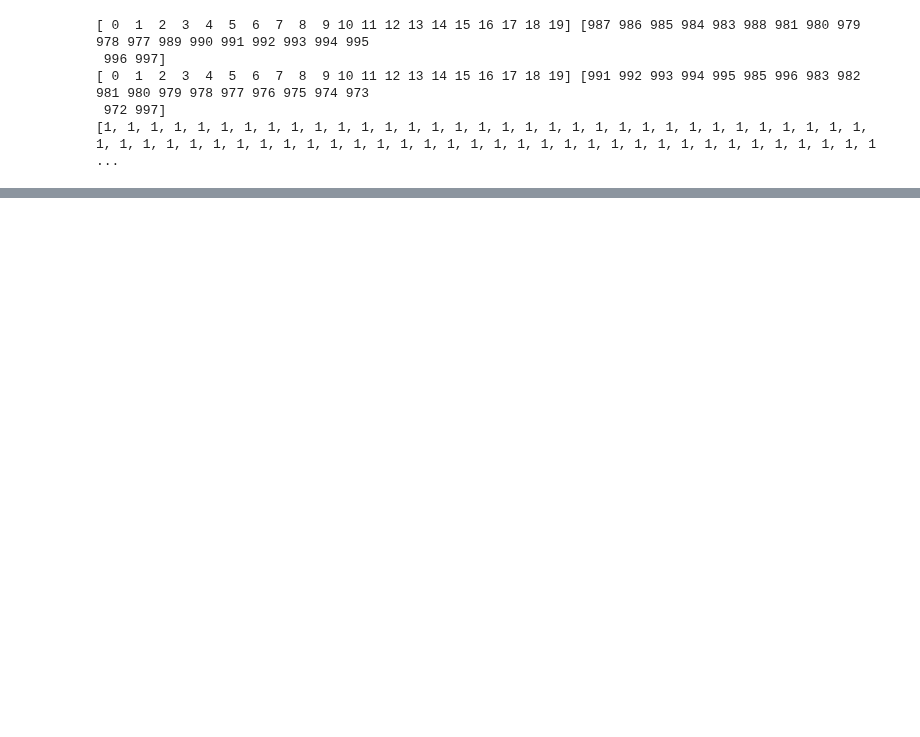
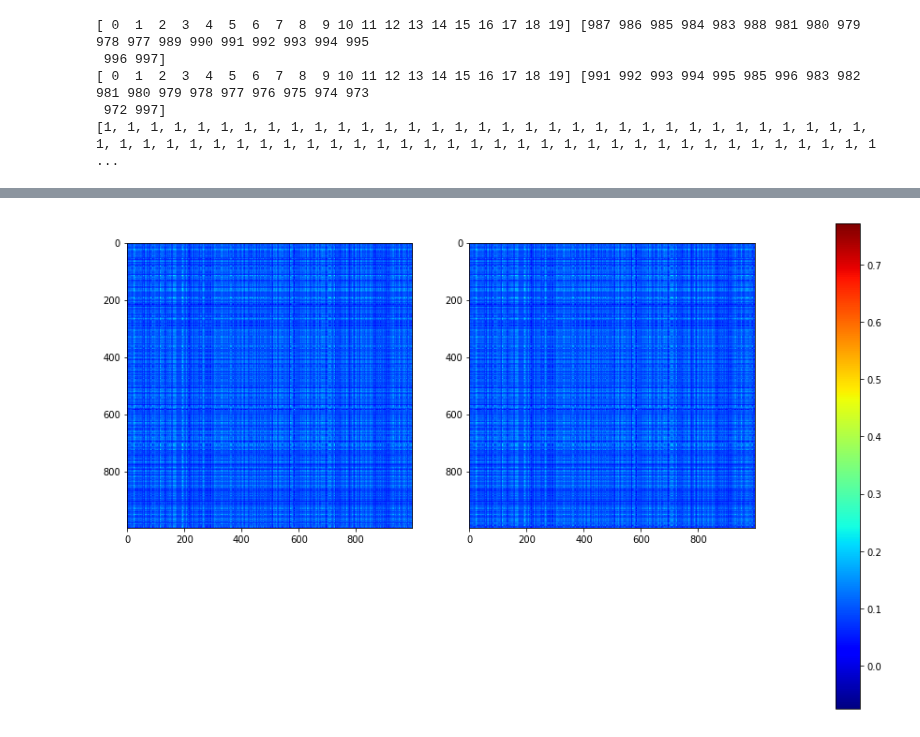
Before and after one commit to sdhdez/article-similarity, a Jupyter notebook: notebooks/loading-matrices-aminer-v1-c.ipynb, the cells around one changed output, grey strips where cells are left out. Cells and saved outputs as stored; diff of their text form; code cells hidden in the pictures; blank space fills up the shorter version.

```diff
--- a/notebooks/loading-matrices-aminer-v1-c.ipynb
+++ b/notebooks/loading-matrices-aminer-v1-c.ipynb
@@ -139,3 +142,16 @@ print(new_arrange)
+# %%
+plt.subplot(121)
+plt.imshow(matrix_word2vec_[:, sw2v_sorted][sw2v_sorted,:])
+
+plt.subplot(122)
+plt.imshow(matrix_word2vec_[:, sjs_sorted][sjs_sorted,:])
+
+plt.subplots_adjust(bottom=0.1, right=0.9, top=0.9)
+cax = plt.axes([1.0, 0.1, 0.03, 0.6])
+plt.colorbar(cax=cax)
+plt.show()
+# %% [output]
+[figure, added]
 # %%
 # Uds, sds, Vds = np.linalg.svd(matrix_dice, full_matrices=False)
 # sds_sorted = sds.argsort()[::-1]
```
Also changed, not shown: parts of 8 cells of this notebook, 2 other files.
